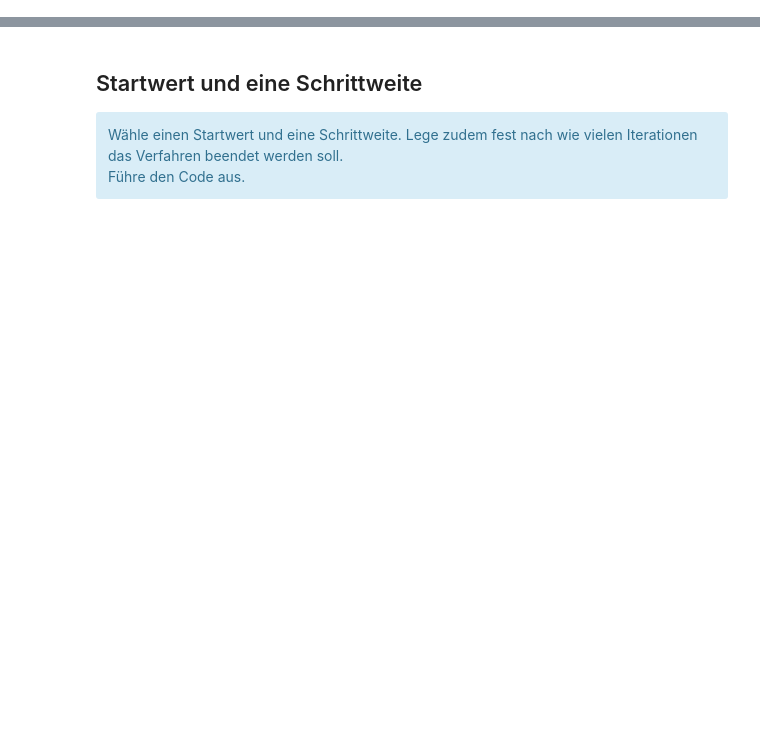
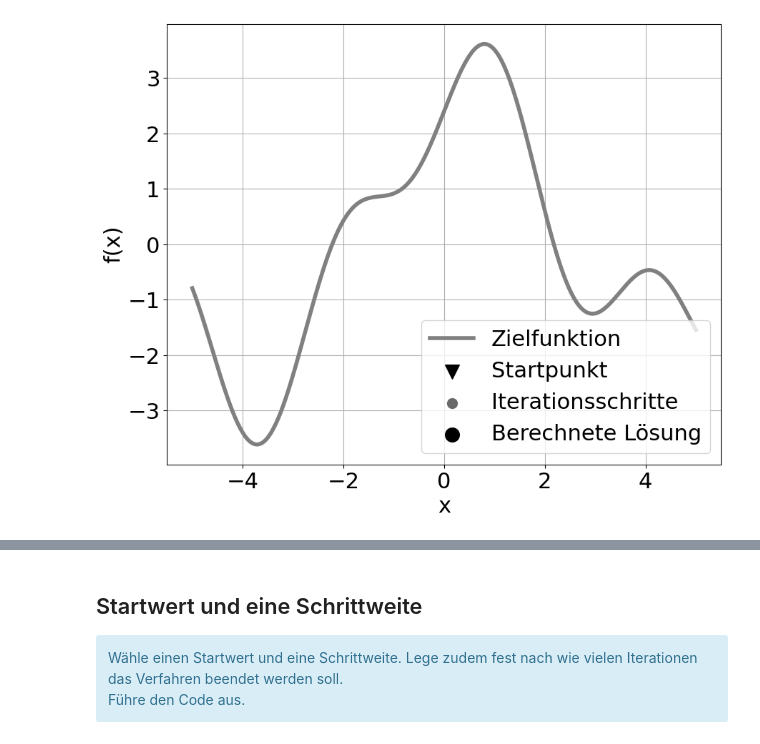
Before and after one commit to Schoenbrodt/numerische_Optimierung, a Jupyter notebook: 1D_numerische_Optimierungsverfahren.ipynb, the cells around one changed output, grey strips where cells are left out. Saved outputs shown, nothing was run; the diff lists cells and outputs as text; code cells hidden in the pictures; blank space fills up the shorter version.

```diff
--- a/1D_numerische_Optimierungsverfahren.ipynb
+++ b/1D_numerische_Optimierungsverfahren.ipynb
@@ -68,0 +63,30 @@ grad_f_eindim = grad_f1
+# %%
+def plot_results(f, iterations, start_x, optimal_x, optimal_value):
+    x = np.linspace(-5, 5, 400)
+    y = np.array([f(xi) for xi in x])
+
+    # Plot der Funktion
+    plt.figure(figsize=(10, 8))
+    plt.plot(x, y, label = 'Zielfunktion', linewidth = 4, color = 'grey')
+
+    if start_x == None:
+        None
+    else:
+        plt.scatter(start_x, f(start_x), color='black', marker='v', s = 200, label='Startpunkt', zorder=4)
+        plt.scatter(iterations[1:], [f(xi) for xi in iterations[1:]], marker='o', color='dimgray',  s = 100, label='Iterationsschritte',  zorder=3)
+        plt.scatter(optimal_x, f(optimal_x), color='black', marker='o', s = 200, label='Berechnete Lösung', zorder=3)
+
+    plt.xlabel('x', fontsize = 22)
+    plt.ylabel('f(x)', fontsize = 22)
+
+    plt.xticks(fontsize=22)
+    plt.yticks(fontsize=22)
+    plt.legend(fontsize=22)
+    plt.grid(True)
+    # plt.savefig('../gradientenverfahren_1d_guenstig.png', dpi=300, bbox_inches='tight')
+
+    return plt.show()
+
+plot_results(f, [], np.array([]), np.array([]), np.array([]))
+# %% [output]
+[figure, added]
```
Also changed, not shown: parts of 20 cells of this notebook, 1 other file.
